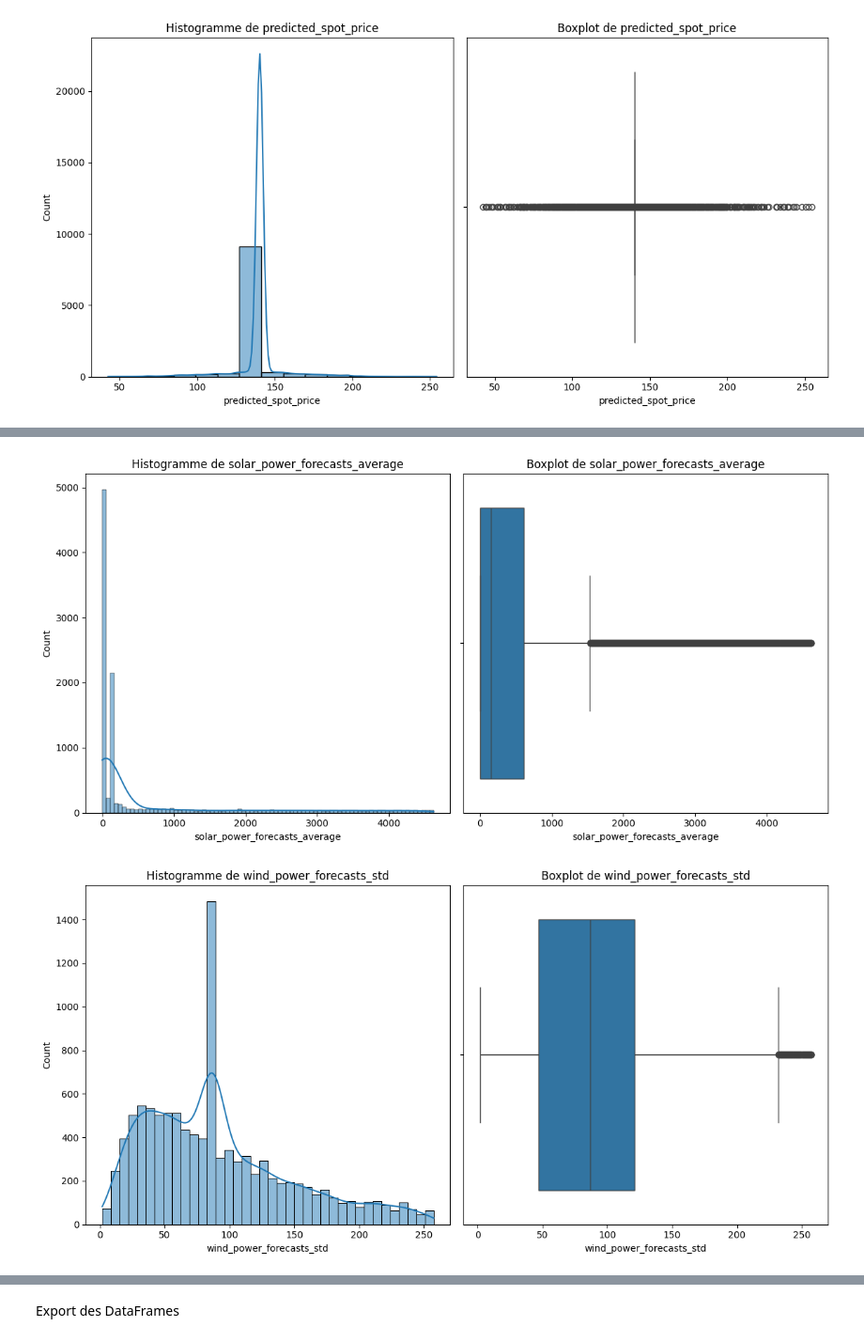
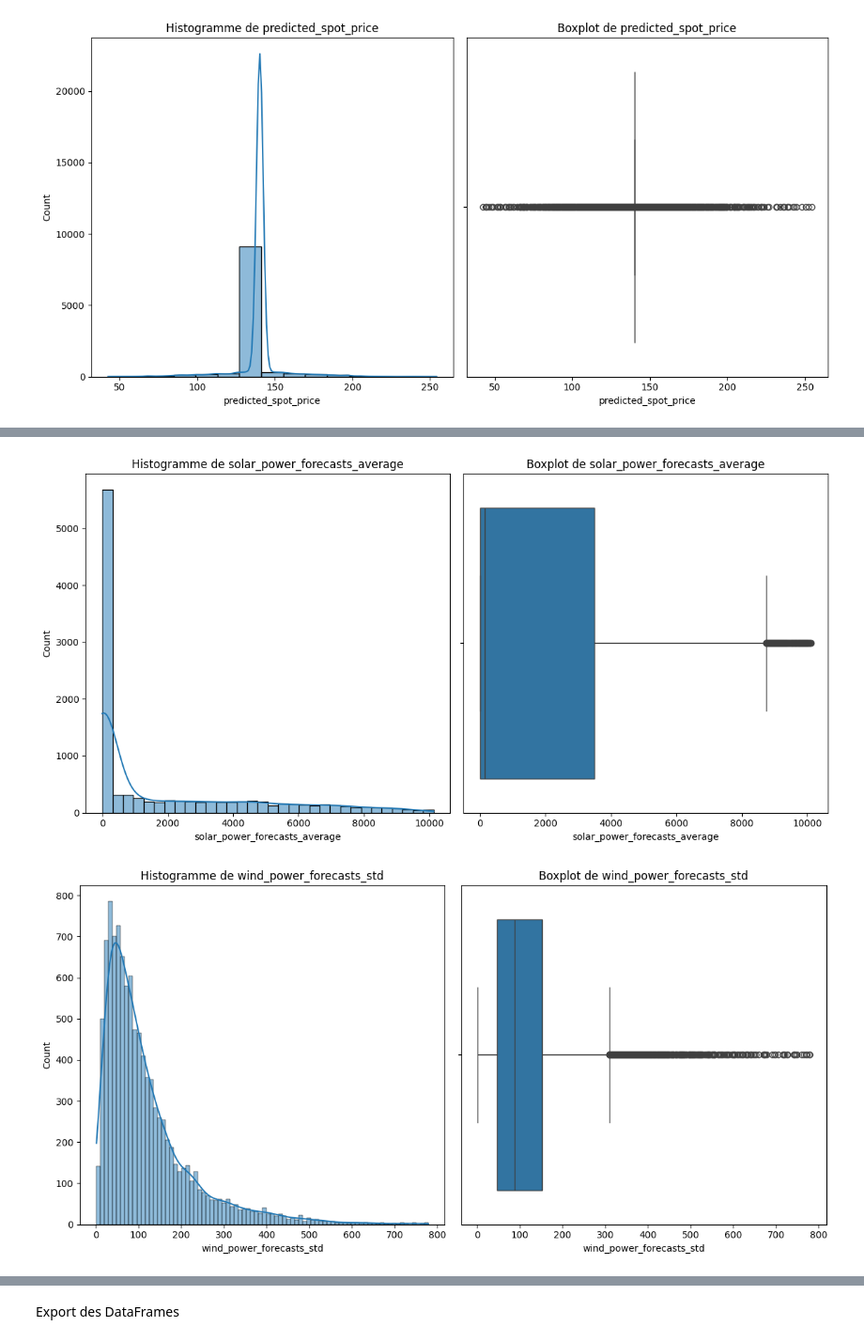
Before and after one commit to hugopuybareau/ELMY_DATA_CHALLENGE, a Jupyter notebook: scripts/data_processing.ipynb, the cells around one changed output, grey strips where cells are left out. Shown at 94% size. Saved outputs shown, nothing was run; the diff lists cells and outputs as text; code cells hidden in the pictures.

```diff
--- a/scripts/data_processing.ipynb
+++ b/scripts/data_processing.ipynb
@@ -135,7 +135,7 @@ univariate_analysis(x_numeric)
 # On va maintenant essayer de remplacer les valeurs abérantes observées à l'aide de la dernière cellule
 # par la moyenne de la colonne correspondante.
 
-x_numeric = replace_outliers_z1(x_numeric, 1)
+x_numeric = replace_outliers_z1(x_numeric, 5)
 
 univariate_analysis(x_numeric)
 
@@ -149,2 +149,2 @@ univariate_analysis(x_numeric)
-[figure, old version]
+[figure, new version]
-[figure, old version]
+[figure, new version]
```
Also changed, not shown: parts of 1 cell of this notebook, 5 other files.
